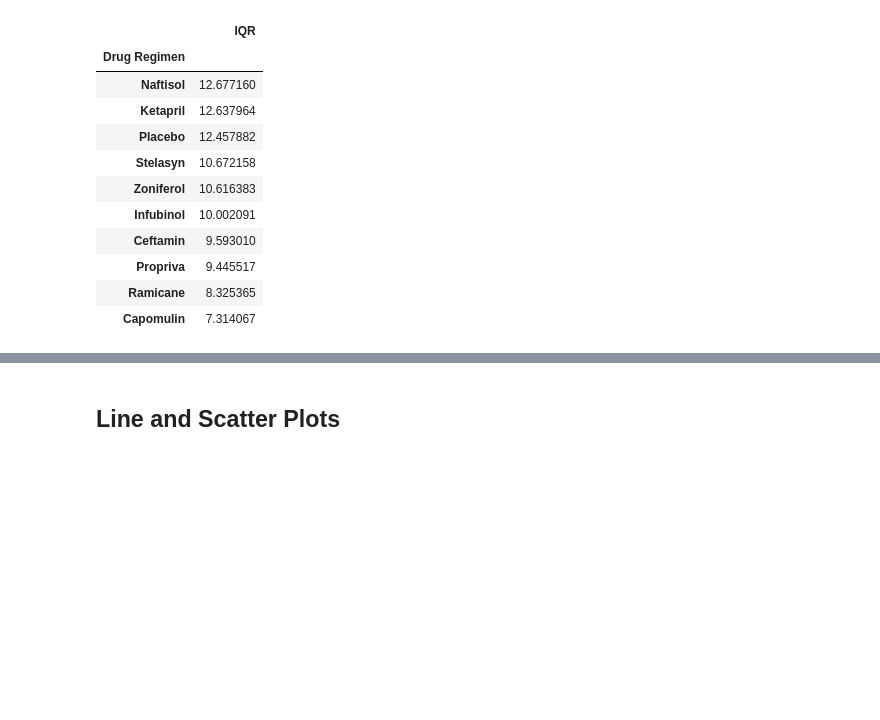
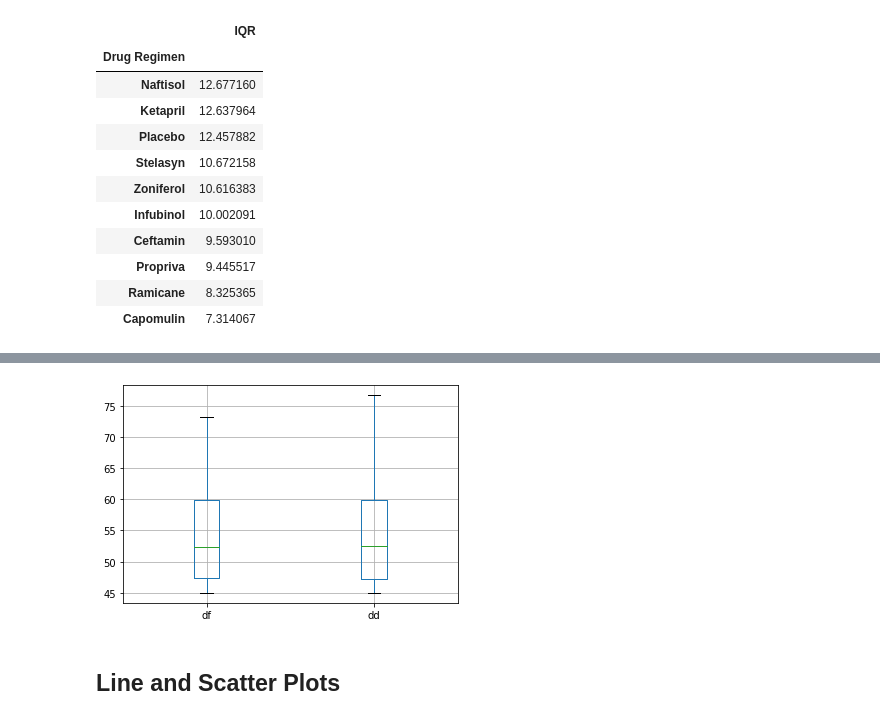
Before and after one commit to YANG007SUN/matplotlib-challenge, a Jupyter notebook: Pymaceuticals/pymaceuticals_starter.ipynb, the cells around one changed output, grey strips where cells are left out. Cells and saved outputs as stored; diff of their text form; code cells hidden in the pictures; blank space fills up the shorter version.

```diff
--- a/Pymaceuticals/pymaceuticals_starter.ipynb
+++ b/Pymaceuticals/pymaceuticals_starter.ipynb
@@ -252,3 +263,14 @@ plt.show()
+# %%
+
+
+
+top4_regimen_df.loc[top4_regimen_df["Drug Regimen"]=="Placebo",["Tumor Volume (mm3)"]].boxplot(positions = [1])
+top4_regimen_df.loc[top4_regimen_df["Drug Regimen"]=="Naftisol",["Tumor Volume (mm3)"]].boxplot(positions = [2])
+plt.xticks(ticks = [1,2], labels = ["df","dd"])
+
+plt.show()
+# %% [output]
+[figure, added]
 # %% [markdown]
 ## Line and Scatter Plots
 # %%
```
Also changed, not shown: parts of 3 cells of this notebook.
